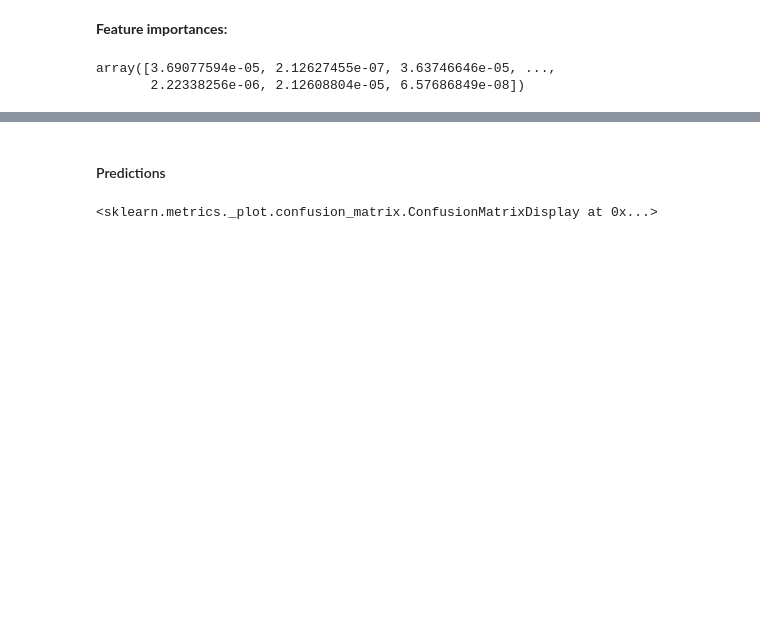
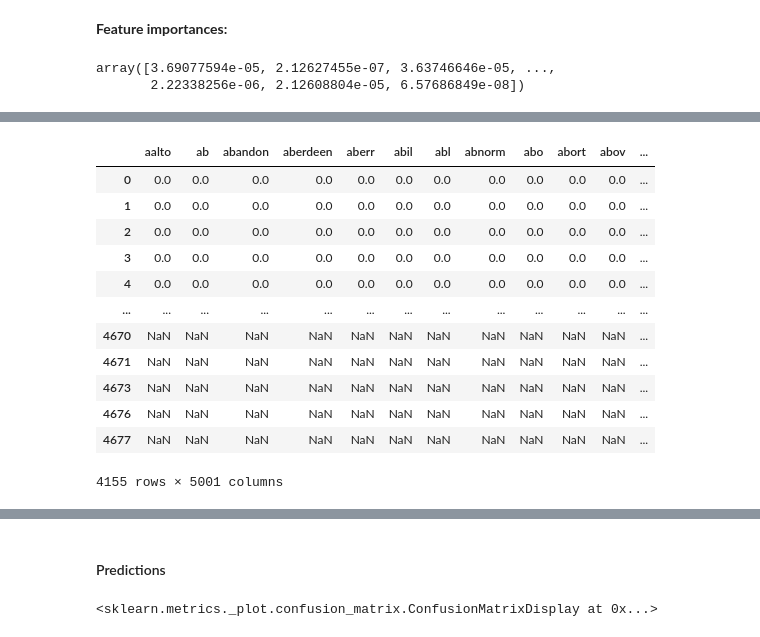
Before and after one commit to abishop17/plausible_utopia_nlp_classification_modeling, a Jupyter notebook: code/Project 3 - #2 of 3 (Models) - Plausible Utopia -- Classification Modeling on Subreddits.ipynb, the cells around one changed output, grey strips where cells are left out. Saved outputs shown, nothing was run; the diff lists cells and outputs as text; code cells hidden in the pictures; blank space fills up the shorter version.

```diff
--- a/code/Project 3 - #2 of 3 (Models) - Plausible Utopia -- Classification Modeling on Subreddits.ipynb
+++ b/code/Project 3 - #2 of 3 (Models) - Plausible Utopia -- Classification Modeling on Subreddits.ipynb
@@ -813,0 +809,16 @@ AttributeError: 'SelectFromModel' object has no attribute 'get_params_'
+# %%
+pd.concat([X_train_cvec, y_train], axis = 1)
+# %% [output]
+|  | aalto | ab | abandon | aberdeen | aberr | abil | abl | abnorm | abo | abort | abov | ... |
+| 0 | 0.0 | 0.0 | 0.0 | 0.0 | 0.0 | 0.0 | 0.0 | 0.0 | 0.0 | 0.0 | 0.0 | ... |
+| 1 | 0.0 | 0.0 | 0.0 | 0.0 | 0.0 | 0.0 | 0.0 | 0.0 | 0.0 | 0.0 | 0.0 | ... |
+| 2 | 0.0 | 0.0 | 0.0 | 0.0 | 0.0 | 0.0 | 0.0 | 0.0 | 0.0 | 0.0 | 0.0 | ... |
+| 3 | 0.0 | 0.0 | 0.0 | 0.0 | 0.0 | 0.0 | 0.0 | 0.0 | 0.0 | 0.0 | 0.0 | ... |
+| 4 | 0.0 | 0.0 | 0.0 | 0.0 | 0.0 | 0.0 | 0.0 | 0.0 | 0.0 | 0.0 | 0.0 | ... |
+| ... | ... | ... | ... | ... | ... | ... | ... | ... | ... | ... | ... | ... |
+| 4670 | NaN | NaN | NaN | NaN | NaN | NaN | NaN | NaN | NaN | NaN | NaN | ... |
+| 4671 | NaN | NaN | NaN | NaN | NaN | NaN | NaN | NaN | NaN | NaN | NaN | ... |
+| 4673 | NaN | NaN | NaN | NaN | NaN | NaN | NaN | NaN | NaN | NaN | NaN | ... |
+| 4676 | NaN | NaN | NaN | NaN | NaN | NaN | NaN | NaN | NaN | NaN | NaN | ... |
+| 4677 | NaN | NaN | NaN | NaN | NaN | NaN | NaN | NaN | NaN | NaN | NaN | ... |
+4155 rows × 5001 columns
```
Also changed, not shown: parts of 9 cells of this notebook, 4 other files.
